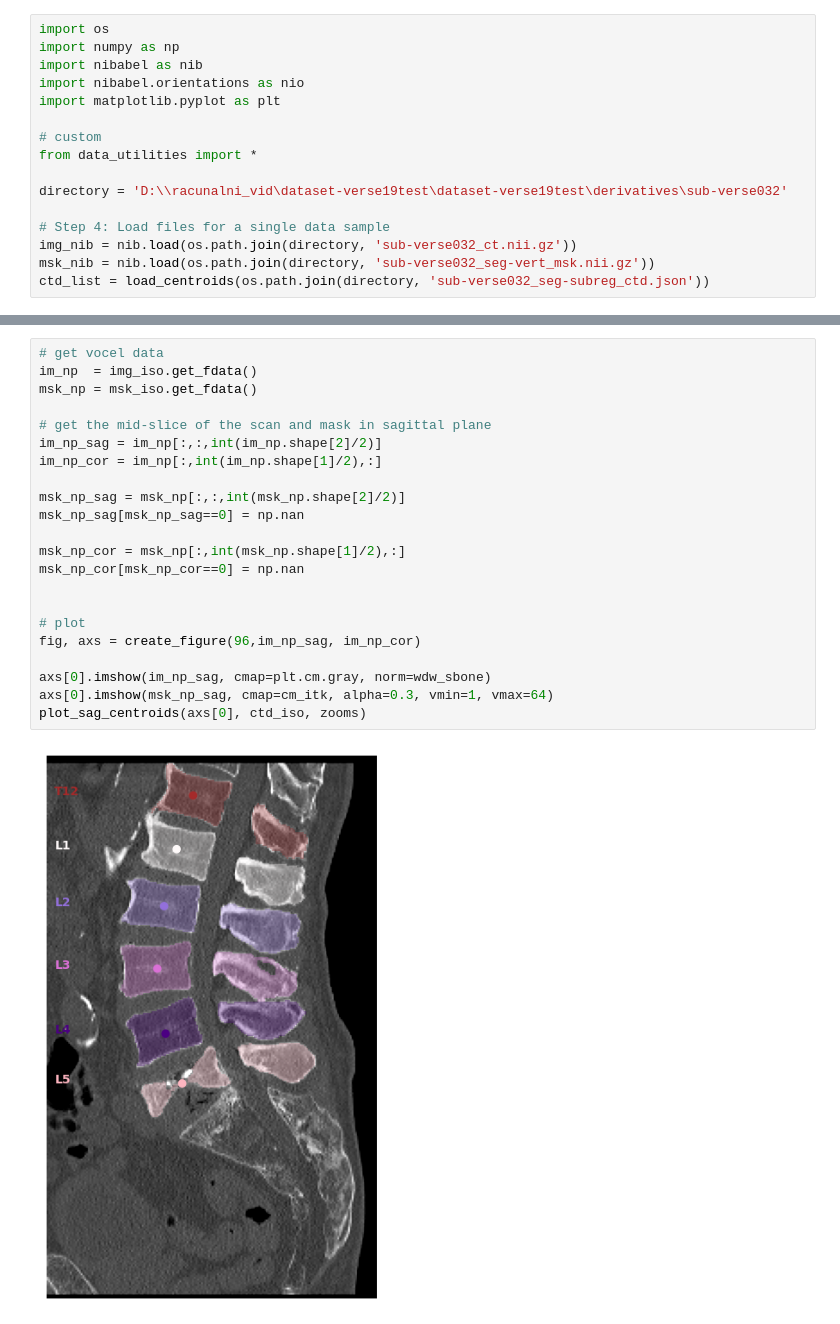
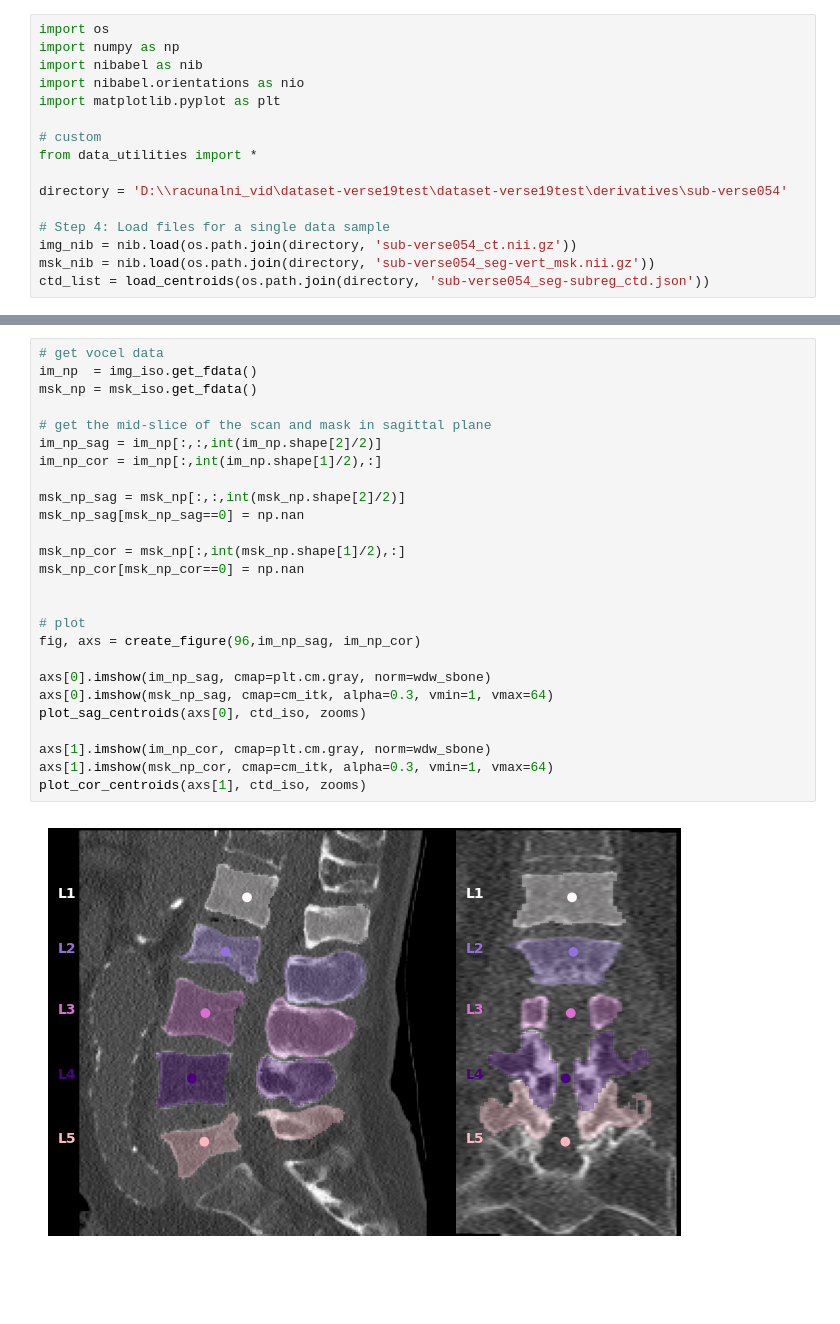
Before and after one commit to emajavor/racunalni_vid, a Jupyter notebook: cobbs_angle_calc.ipynb, the cells around one changed output, grey strips where cells are left out. Cells and saved outputs as stored; diff of their text form; blank space fills up the shorter version.

```diff
--- a/cobbs_angle_calc.ipynb
+++ b/cobbs_angle_calc.ipynb
@@ -8,12 +8,12 @@ import matplotlib.pyplot as plt
 # custom
 from data_utilities import *
 
-directory = 'D:\\racunalni_vid\dataset-verse19test\dataset-verse19test\derivatives\sub-verse032'
+directory = 'D:\\racunalni_vid\dataset-verse19test\dataset-verse19test\derivatives\sub-verse054'
 
 # Step 4: Load files for a single data sample
-img_nib = nib.load(os.path.join(directory, 'sub-verse032_ct.nii.gz'))
-msk_nib = nib.load(os.path.join(directory, 'sub-verse032_seg-vert_msk.nii.gz'))
-ctd_list = load_centroids(os.path.join(directory, 'sub-verse032_seg-subreg_ctd.json'))
+img_nib = nib.load(os.path.join(directory, 'sub-verse054_ct.nii.gz'))
+msk_nib = nib.load(os.path.join(directory, 'sub-verse054_seg-vert_msk.nii.gz'))
+ctd_list = load_centroids(os.path.join(directory, 'sub-verse054_seg-subreg_ctd.json'))
 # %%
 #check img zooms
 zooms = img_nib.header.get_zooms()
@@ -59,27 +59,31 @@ new centroids: [('I', 'P', 'L'), [19, 21.7, 81.3, 56.4], [20, 51.7, 72.1, 59.6],
 # %%
 # get vocel data
 im_np  = img_iso.get_fdata()
 msk_np = msk_iso.get_fdata()
 
 # get the mid-slice of the scan and mask in sagittal plane
 im_np_sag = im_np[:,:,int(im_np.shape[2]/2)]
 im_np_cor = im_np[:,int(im_np.shape[1]/2),:]
 
 msk_np_sag = msk_np[:,:,int(msk_np.shape[2]/2)]
 msk_np_sag[msk_np_sag==0] = np.nan
 
 msk_np_cor = msk_np[:,int(msk_np.shape[1]/2),:]
 msk_np_cor[msk_np_cor==0] = np.nan
 
 
 # plot
 fig, axs = create_figure(96,im_np_sag, im_np_cor)
 
 axs[0].imshow(im_np_sag, cmap=plt.cm.gray, norm=wdw_sbone)
 axs[0].imshow(msk_np_sag, cmap=cm_itk, alpha=0.3, vmin=1, vmax=64)
 plot_sag_centroids(axs[0], ctd_iso, zooms)
+
+axs[1].imshow(im_np_cor, cmap=plt.cm.gray, norm=wdw_sbone)
+axs[1].imshow(msk_np_cor, cmap=cm_itk, alpha=0.3, vmin=1, vmax=64)
+plot_cor_centroids(axs[1], ctd_iso, zooms)
 # %% [output]
-[figure, old version]
+[figure, new version]
 # %%
 plt.imshow(msk_np_sag)
 import skimage
```
Also changed, not shown: parts of 6 cells of this notebook, 2 other files.
